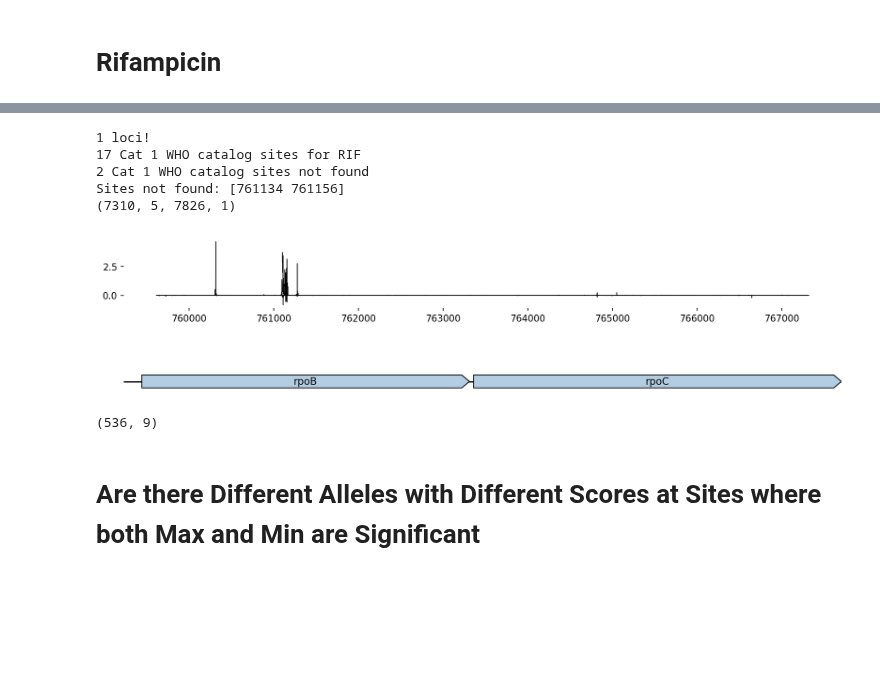
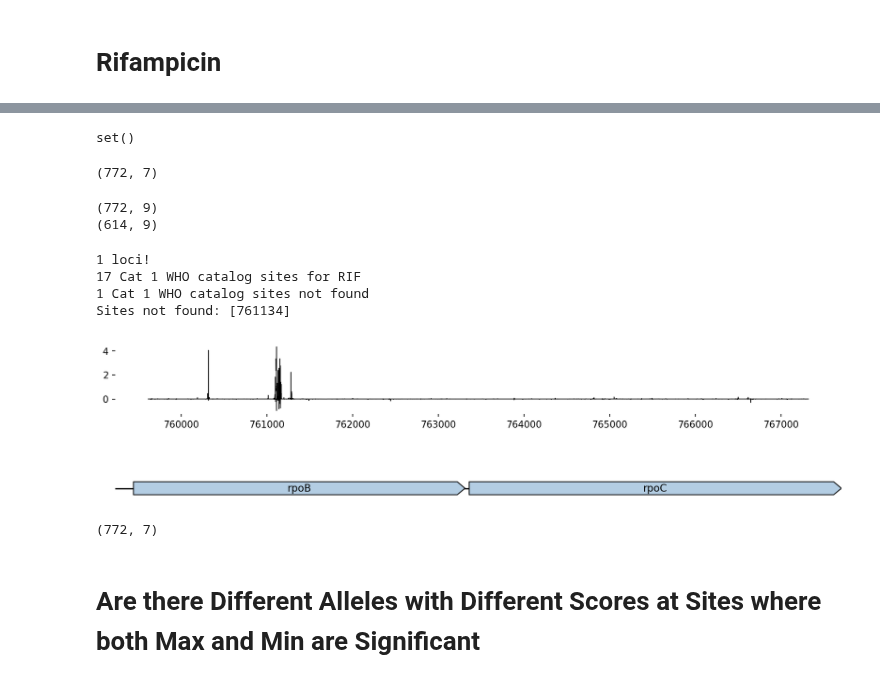
Before and after one commit to sanju99/MtbQuantCNN, a Jupyter notebook: saliency/plot_saliency.ipynb, the cells around one changed output, grey strips where cells are left out. Saved outputs shown, nothing was run; the diff lists cells and outputs as text; code cells hidden in the pictures; blank space fills up the shorter version.

```diff
--- a/saliency/plot_saliency.ipynb
+++ b/saliency/plot_saliency.ipynb
@@ -62,20 +55,20 @@ To enable them in other operations, rebuild TensorFlow with the appropriate comp
 # %% [markdown]
 # Rifampicin
 # %%
-rif_rpoBC_df, rif_rpoBC_seqDict = generate_saliency_plots("RIF",
-                                                          os.path.join(results_path, "RIF_rpoBC"),
-                                                          ["rpoBC"],
-                                                          plot_thresh=10,
-                                                          cat_to_check=["1"],
-                                                          binary=False,
-                                                          save=True,
-                                                          significance=False,
-                                                          sig_thresh=0.05
-                                                         )
+RIF_rpoBC_df, rpoBC_seqDict = generate_saliency_plots("RIF",
+                                                      os.path.join(results_path, "RIF_rpoBC"),
+                                                      ["rpoBC"],
+                                                      plot_thresh=10,
+                                                      cat_to_check=["1"],
+                                                      binary=False,
+                                                      save=True,
+                                                      significance=True,
+                                                      sig_thresh=0.05,
+                                                     )
 
 
-rif_rpoBC_scores = sparse.load_npz(os.path.join(results_path, "RIF_rpoBC/saliency/quant/genetic_scores_unpooled_nuc.npy.npz")).todense()
-# num_samples x 5 nucleotides x longest_locus x num_loci
-print(rif_rpoBC_scores.shape)
+# RIF_rpoBC_scores = sparse.load_npz(os.path.join(results_path, "RIF_rpoBC/saliency/quant/genetic_scores_unpooled_nuc.npy.npz")).todense()
+# RIF_rpoBC_df.to_csv("../analysis/Rifampicin/rpoBC_saliency_results.csv", index=False)
+# rpoBC_seqDict["rpoBC"].to_csv("/home/sak0914/MtbQuantCNN/analysis/Rifampicin/rpoBC_seqdf.csv")
 # %% [output]
 1 loci!
@@ -126,27 +254,34 @@ rif_rpoBC_df.query("Max_Sig == 1 & Max > 1")
+# %%
+set(RIF_rpoBC_binary_df.query("Max > 0 | Min < 0").Pos).symmetric_difference(RIF_rpoBC_df.query("Max > 0 | Min < 0").Pos)
+# %% [output]
+set()
+# %%
+print(RIF_rpoBC_binary_df.query("Max > 0 | Min < 0").shape)
+# %% [output]
+(772, 7)
+# %%
+print(RIF_rpoBC_df.query("Max > 0 | Min < 0").shape)
+print(RIF_rpoBC_df.query("(Max_Sig == 1 & Max > 0) | (Min_Sig == 1 & Min < 0)").shape)
+# %% [output]
+(772, 9)
+(614, 9)
 # %%
-rif_rpoBC_lineage_df, _ = generate_saliency_plots("RIF",
+RIF_rpoBC_lineage_df, _ = generate_saliency_plots("RIF",
                                                   os.path.join(results_path, "RIF_rpoBC_lineage"),
                                                   ["rpoBC"],
                                                   plot_thresh=10,
                                                   cat_to_check=["1"],
                                                   binary=False,
                                                   save=True,
                                                   significance=False
                                                  )
 
 rif_rpoBC_lineage_scores = sparse.load_npz(os.path.join(results_path, "RIF_rpoBC_lineage/saliency/quant/genetic_scores_unpooled_nuc.npy.npz")).todense()
-print(rif_rpoBC_lineage_scores.shape)
 
-# rif_rpoBC_seqDict["rpoBC"].to_csv("/home/sak0914/MtbQuantCNN/analysis/Rifampicin/rpoBC_seqdf.csv")
+rpoBC_seqDict["rpoBC"].to_csv("/home/sak0914/MtbQuantCNN/analysis/Rifampicin/rpoBC_seqdf.csv")
 # %% [output]
 1 loci!
 17 Cat 1 WHO catalog sites for RIF
-2 Cat 1 WHO catalog sites not found
-Sites not found: [761134 761156]
-(7310, 5, 7826, 1)
+1 Cat 1 WHO catalog sites not found
+Sites not found: [761134]
-[figure, old version]
+[figure, new version]
-# %%
-rpoBC_seqdf = rif_rpoBC_seqDict["rpoBC"]
-rif_rpoBC_lineage_df.query("Min_Sig == 1 | Max_Sig==1").shape
-# %% [output]
-(536, 9)
@@ -153,3 +290,8 @@ rif_rpoBC_lineage_df.query("Min_Sig == 1 | Max_Sig==1").shape
+# %%
+print(RIF_rpoBC_lineage_df.query("Max > 0 | Min < 0").shape)
+print(RIF_rpoBC_lineage_df.query("(Max_Sig == 1 & Max > 0) | (Min_Sig == 1 & Min < 0)").shape)
+# %% [output]
+(772, 7)
 # %%
 def get_scores_by_nuc(pos, seq_df, scores_matrix):
 
```
Also changed, not shown: parts of 58 cells of this notebook, 17 other files.
